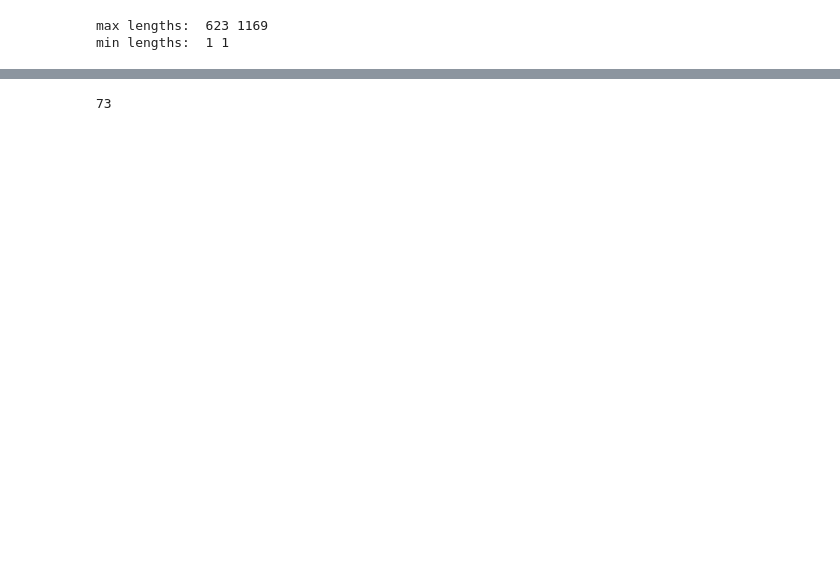
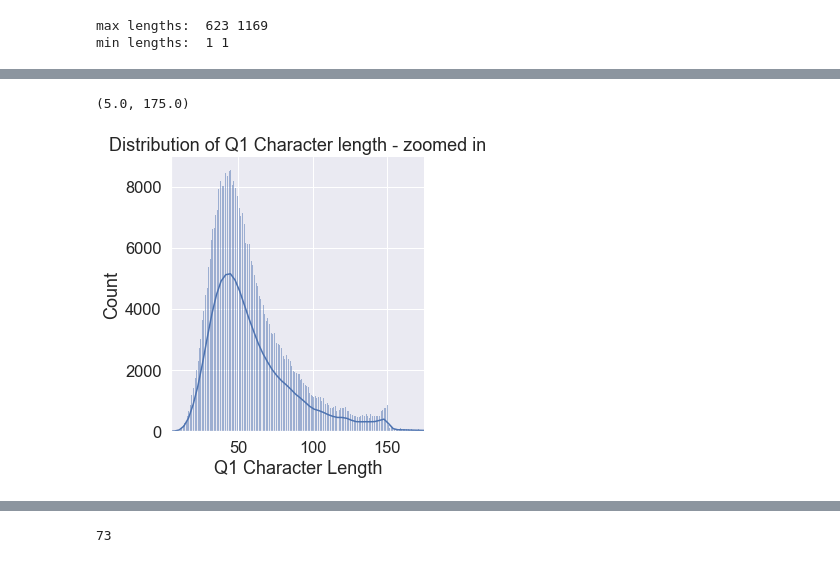
Before and after one commit to LilaKelland/data_bootcamp, a Jupyter notebook: w9/d4_NLP_miniproject/1.0_data_exploration.ipynb, the cells around one changed output, grey strips where cells are left out. Cells and saved outputs as stored; diff of their text form; code cells hidden in the pictures; blank space fills up the shorter version.

```diff
--- a/w9/d4_NLP_miniproject/1.0_data_exploration.ipynb
+++ b/w9/d4_NLP_miniproject/1.0_data_exploration.ipynb
@@ -121,0 +124,9 @@ sns.displot(x=q2_length, bins=1000, kde=True);
+# %%
+sns.set(font_scale=1.5)
+
+p = sns.displot(x=q1_length, bins=1000, kde=True).set(title='Distribution of Q1 Character length - zoomed in');
+p.set( xlabel = "Q1 Character Length");
+plt.xlim(5, 175)
+# %% [output]
+(5.0, 175.0)
+[figure, added]
```
Also changed, not shown: parts of 14 cells of this notebook, 42 other files.
